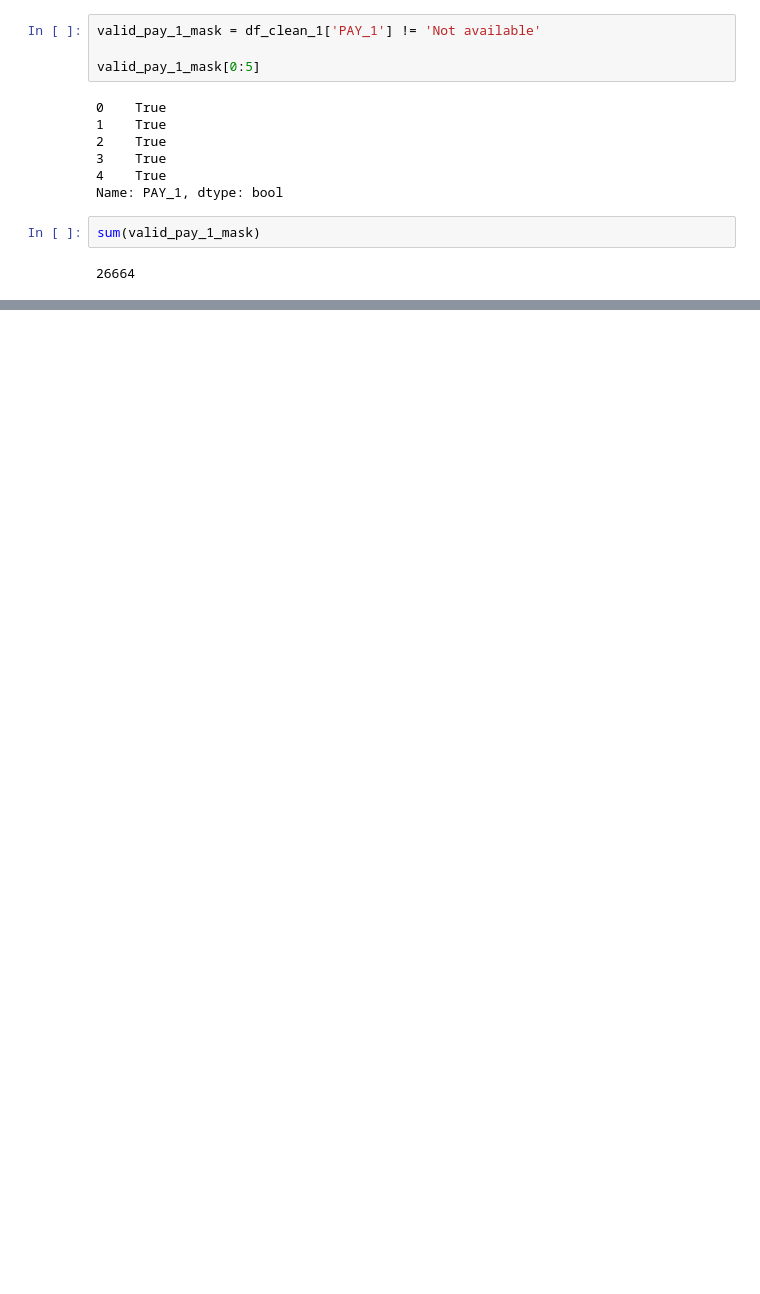
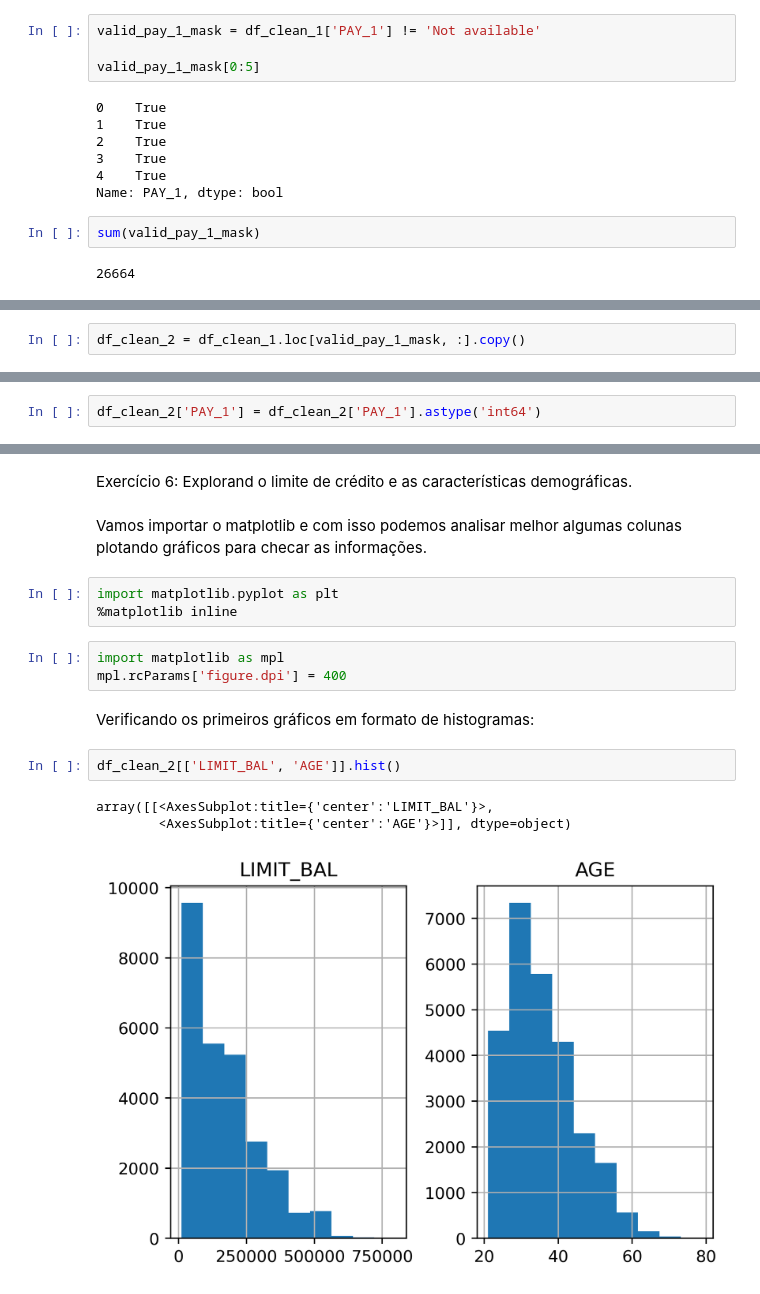
Before and after one commit to Jose-Paschoal/Projeto_Ciencia_Dados_Python, a Jupyter notebook: Projetos de Ciência de Dados com Python - Cap.1.ipynb, the cells around one changed output, grey strips where cells are left out. Cells and saved outputs as stored; diff of their text form; blank space fills up the shorter version.

```diff
--- a/Projetos de Ciência de Dados com Python - Cap.1.ipynb
+++ b/Projetos de Ciência de Dados com Python - Cap.1.ipynb
@@ -239,0 +242,2 @@ sum(valid_pay_1_mask)
+# %%
+df_clean_2 = df_clean_1.loc[valid_pay_1_mask, :].copy()
@@ -239,0 +267,2 @@ sum(valid_pay_1_mask)
+# %%
+df_clean_2['PAY_1'] = df_clean_2['PAY_1'].astype('int64')
@@ -239,0 +283,18 @@ sum(valid_pay_1_mask)
+# %% [markdown]
+Exercício 6: Explorand o limite de crédito e as características demográficas.
+# %% [markdown]
+Vamos importar o matplotlib e com isso podemos analisar melhor algumas colunas plotando gráficos para checar as informações.
+# %%
+import matplotlib.pyplot as plt
+%matplotlib inline
+# %%
+import matplotlib as mpl
+mpl.rcParams['figure.dpi'] = 400
+# %% [markdown]
+Verificando os primeiros gráficos em formato de histogramas:
+# %%
+df_clean_2[['LIMIT_BAL', 'AGE']].hist()
+# %% [output]
+array([[<AxesSubplot:title={'center':'LIMIT_BAL'}>,
+        <AxesSubplot:title={'center':'AGE'}>]], dtype=object)
+[figure, added]
```
Also changed, not shown: parts of 22 cells of this notebook.
